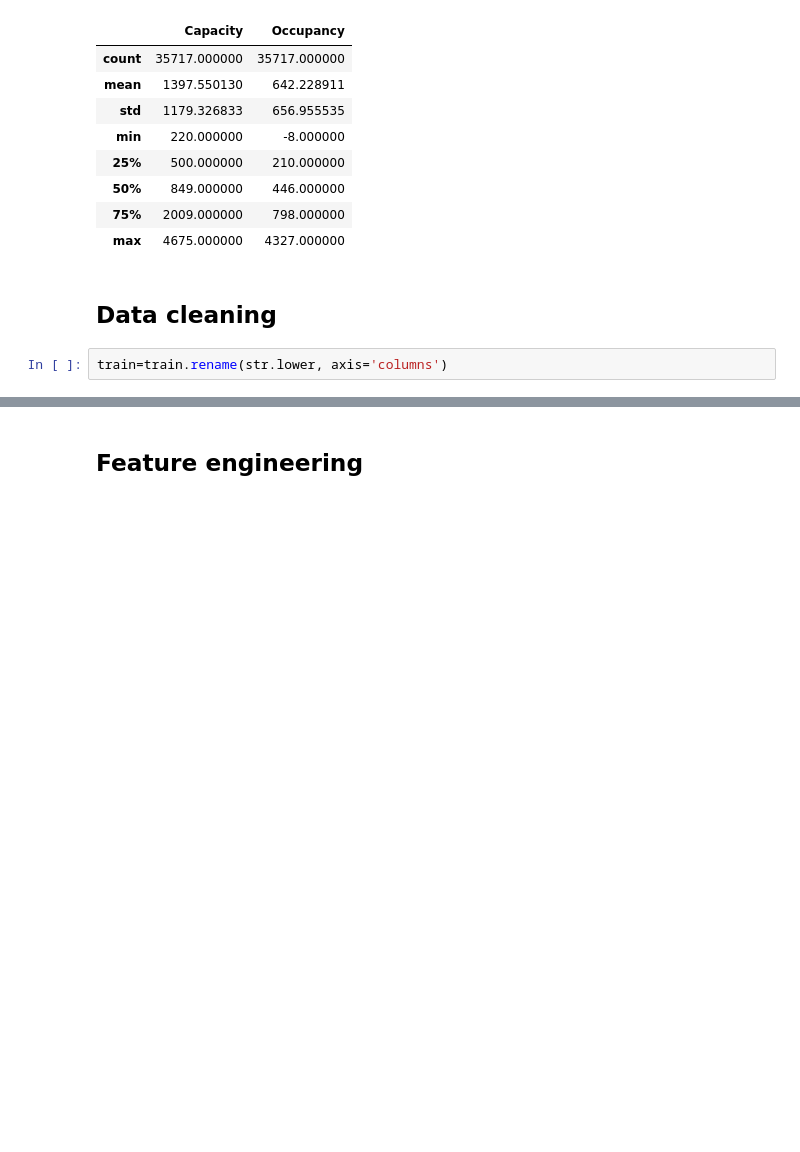
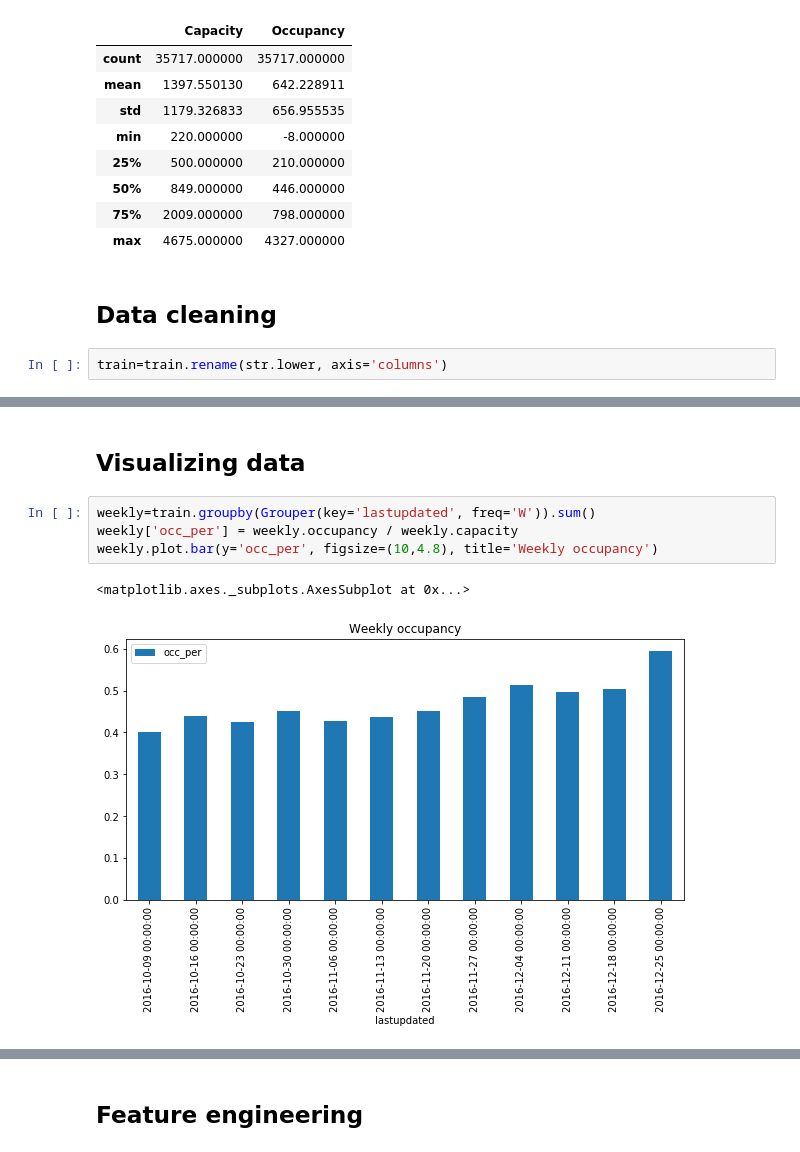
Before and after one commit to shobhitshah/parking-birmingham, a Jupyter notebook: scripts/parking-birmingham.ipynb, the cells around one changed output, grey strips where cells are left out. Cells and saved outputs as stored; diff of their text form; blank space fills up the shorter version.

```diff
--- a/scripts/parking-birmingham.ipynb
+++ b/scripts/parking-birmingham.ipynb
@@ -42,3 +43,12 @@ capacity                     int64
 occupancy                    int64
 lastupdated         datetime64[ns]
 dtype: object
+# %% [markdown]
+## Visualizing data
+# %%
+weekly=train.groupby(Grouper(key='lastupdated', freq='W')).sum()
+weekly['occ_per'] = weekly.occupancy / weekly.capacity
+weekly.plot.bar(y='occ_per', figsize=(10,4.8), title='Weekly occupancy')
+# %% [output]
+<matplotlib.axes._subplots.AxesSubplot at 0x...>
+[figure, added]
```
Also changed, not shown: parts of 12 cells of this notebook.
